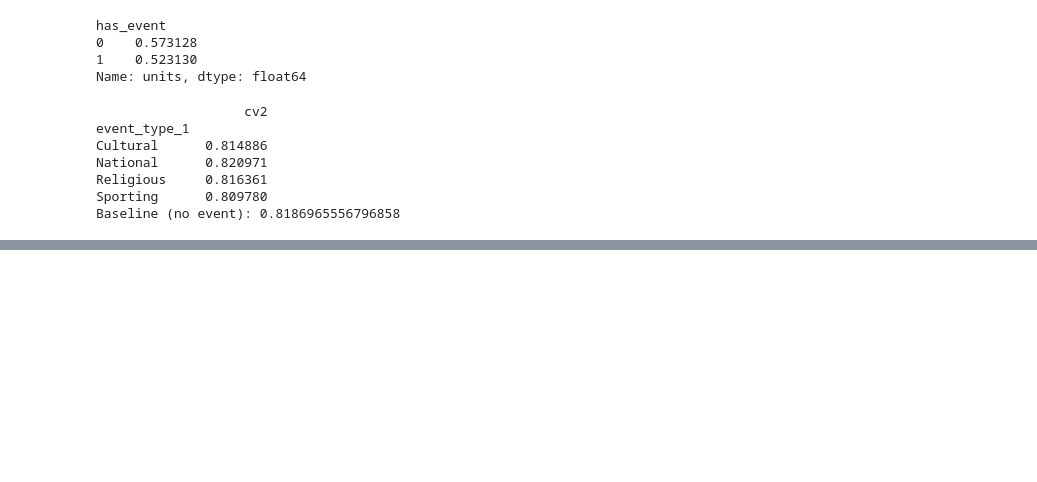
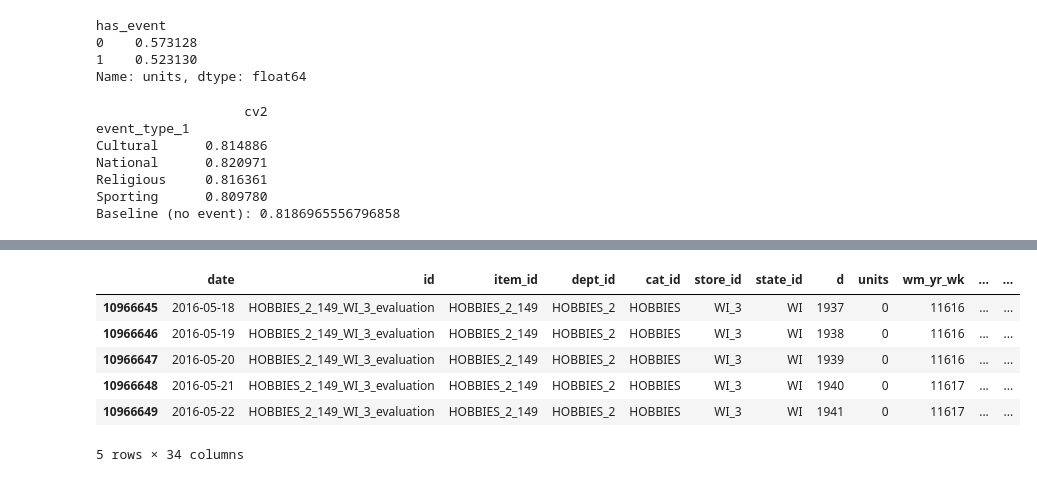
Before and after one commit to Hassan3924/M5-Forecasting, a Jupyter notebook: main.ipynb, the cells around one changed output, grey strips where cells are left out. Saved outputs shown, nothing was run; the diff lists cells and outputs as text; code cells hidden in the pictures; blank space fills up the shorter version.

```diff
--- a/main.ipynb
+++ b/main.ipynb
@@ -856,3 +859 @@ Index(['date', 'id', 'item_id', 'dept_id', 'cat_id', 'store_id', 'state_id',
-# %%
-df['rmean_7'] = g.shift(7).rolling(7).mean()
 # %%
@@ -939,0 +961,10 @@ Length: 5650, dtype: float64
+# %%
+df.tail()
+# %% [output]
+|  | date | id | item_id | dept_id | cat_id | store_id | state_id | d | units | wm_yr_wk | ... | ... |
+| 10966645 | 2016-05-18 | HOBBIES_2_149_WI_3_evaluation | HOBBIES_2_149 | HOBBIES_2 | HOBBIES | WI_3 | WI | 1937 | 0 | 11616 | ... | ... |
+| 10966646 | 2016-05-19 | HOBBIES_2_149_WI_3_evaluation | HOBBIES_2_149 | HOBBIES_2 | HOBBIES | WI_3 | WI | 1938 | 0 | 11616 | ... | ... |
+| 10966647 | 2016-05-20 | HOBBIES_2_149_WI_3_evaluation | HOBBIES_2_149 | HOBBIES_2 | HOBBIES | WI_3 | WI | 1939 | 0 | 11616 | ... | ... |
+| 10966648 | 2016-05-21 | HOBBIES_2_149_WI_3_evaluation | HOBBIES_2_149 | HOBBIES_2 | HOBBIES | WI_3 | WI | 1940 | 0 | 11617 | ... | ... |
+| 10966649 | 2016-05-22 | HOBBIES_2_149_WI_3_evaluation | HOBBIES_2_149 | HOBBIES_2 | HOBBIES | WI_3 | WI | 1941 | 0 | 11617 | ... | ... |
+5 rows × 34 columns
```
Also changed, not shown: parts of 15 cells of this notebook.
